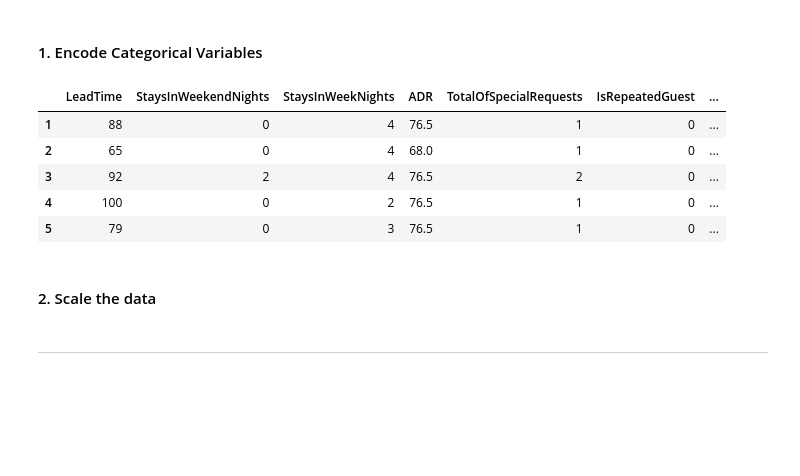
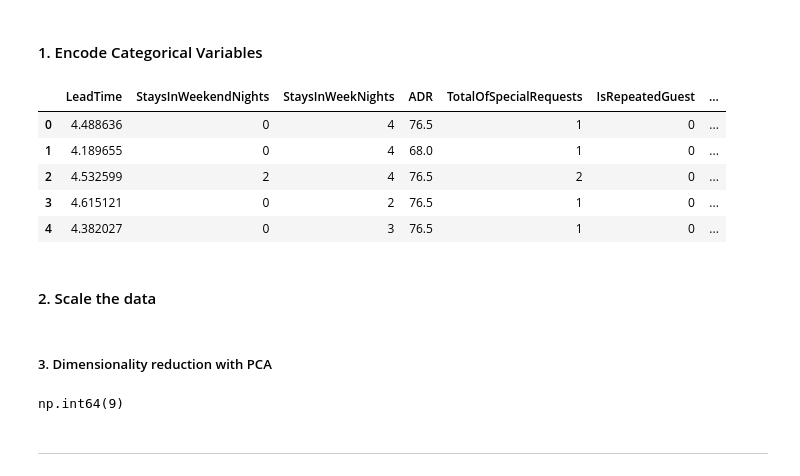
Before and after one commit to enescatagan/HotelDemandAI, a Jupyter notebook: notebooks/prep/1_cust_seg_kmeans.ipynb, the cells around one changed output. Cells and saved outputs as stored; diff of their text form; code cells hidden in the pictures; blank space fills up the shorter version.

```diff
--- a/notebooks/prep/1_cust_seg_kmeans.ipynb
+++ b/notebooks/prep/1_cust_seg_kmeans.ipynb
@@ -220,0 +287,3 @@ df_segment.shape
+# %%
+# Log Transformation for LeadTime
+df_segment['LeadTime'] = np.log1p(df_segment['LeadTime'])
@@ -220,0 +344,3 @@ df_segment.shape
+# %%
+# Remove DepositType column because it was unbalanced
+df_segment.drop(columns=['DepositType'], inplace=True)
@@ -220,0 +361,30 @@ df_segment.shape
+# %%
+from imblearn.over_sampling import SMOTE
+from sklearn.preprocessing import LabelEncoder
+
+# Encode categorical columns using LabelEncoder
+label_encoders = {}
+for column in ['CustomerType', 'MarketSegment', 'ReservationStatus']:
+    le = LabelEncoder()
+    df_segment[column] = le.fit_transform(df_segment[column])
+    label_encoders[column] = le
+
+# Define target and features
+X = df_segment.drop(columns=['CustomerType'])
+y = df_segment['CustomerType']
+
+# Apply SMOTE to balance the target variable
+smote = SMOTE(random_state=42)
+X_resampled, y_resampled = smote.fit_resample(X, y)
+
+# Add the resampled target back to the dataframe
+X_resampled['CustomerType'] = y_resampled
+
+# Decode the categorical columns
+for column, le in label_encoders.items():
+    X_resampled[column] = le.inverse_transform(X_resampled[column])
+
+# Assign the resampled dataframe back to df_segment
+df_segment = X_resampled
+
+df_segment.head()
@@ -224,17 +409,20 @@ df_segment.shape
 #### 1. Encode Categorical Variables
 # %%
 # Encode categorical columns
-df_encoded = pd.get_dummies(df_segment, columns=['CustomerType', 'MarketSegment',
-                                                  'DepositType', 'ReservationStatus'], drop_first=True)
+df_encoded = pd.get_dummies(
+    df_segment,
+    columns=["CustomerType", "MarketSegment", "ReservationStatus"],
+    drop_first=True,
+)
 
 df_encoded.head()
 # %% [output]
 |  | LeadTime | StaysInWeekendNights | StaysInWeekNights | ADR | TotalOfSpecialRequests | IsRepeatedGuest | ... |
-| 1 | 88 | 0 | 4 | 76.5 | 1 | 0 | ... |
-| 2 | 65 | 0 | 4 | 68.0 | 1 | 0 | ... |
-| 3 | 92 | 2 | 4 | 76.5 | 2 | 0 | ... |
-| 4 | 100 | 0 | 2 | 76.5 | 1 | 0 | ... |
-| 5 | 79 | 0 | 3 | 76.5 | 1 | 0 | ... |
+| 0 | 4.488636 | 0 | 4 | 76.5 | 1 | 0 | ... |
+| 1 | 4.189655 | 0 | 4 | 68.0 | 1 | 0 | ... |
+| 2 | 4.532599 | 2 | 4 | 76.5 | 2 | 0 | ... |
+| 3 | 4.615121 | 0 | 2 | 76.5 | 1 | 0 | ... |
+| 4 | 4.382027 | 0 | 3 | 76.5 | 1 | 0 | ... |
 # %% [markdown]
 #### 2. Scale the data
 # %%
@@ -242,6 +430,20 @@ from sklearn.preprocessing import StandardScaler
 
 scaler = StandardScaler()
 df_scaled = scaler.fit_transform(df_encoded)
+# %% [markdown]
+##### 3. Dimensionality reduction with PCA
+# %%
+from sklearn.decomposition import PCA
+
+# Let's find the number of components that explain 95% of the total variance with PCA
+pca = PCA(0.95)
+df_pca = pca.fit_transform(df_scaled)
+
+# Number of selected components
+optimal_components = pca.n_components_
+optimal_components
+# %% [output]
+np.int64(9)
 # %% [markdown]
 ---
 # %% [markdown]
```
Also changed, not shown: parts of 28 cells of this notebook.
